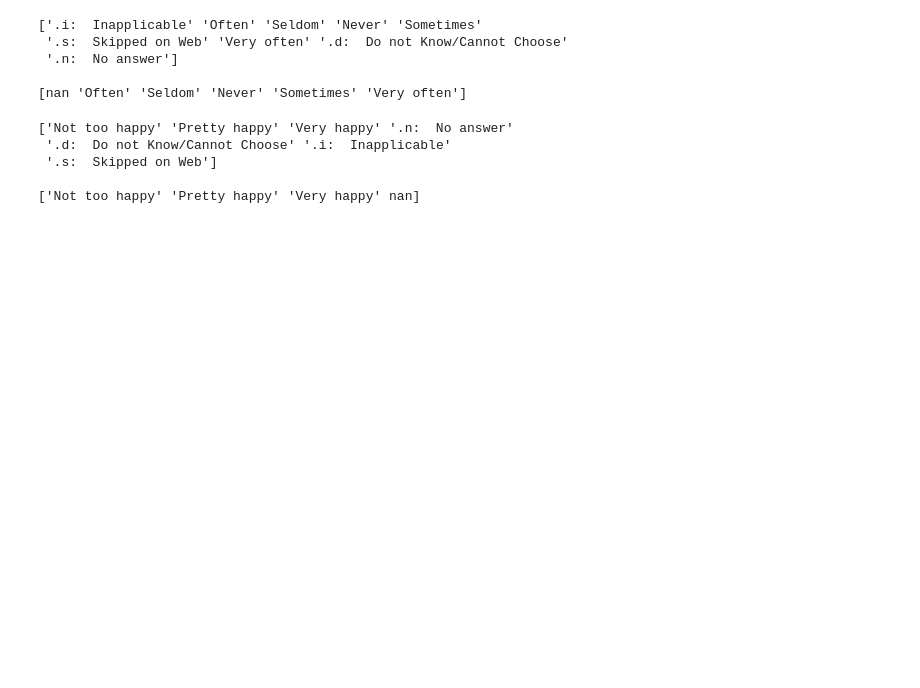
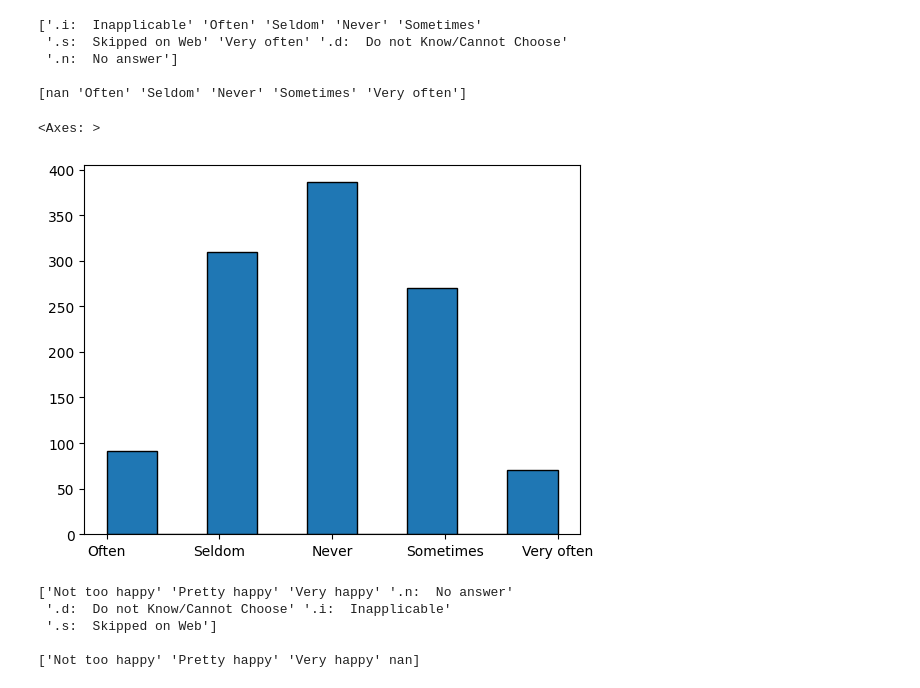
Before and after one commit to phipyao/ds3001-project_gss, a Jupyter notebook: project.ipynb, the cells around one changed output. Cells and saved outputs as stored; diff of their text form; code cells hidden in the pictures; blank space fills up the shorter version.

```diff
--- a/project.ipynb
+++ b/project.ipynb
@@ -37,6 +66,11 @@ print(df[var].unique(),'\n')
  '.n:  No answer']
 
 [nan 'Often' 'Seldom' 'Never' 'Sometimes' 'Very often']
+# %%
+df['hlthdep'].hist(bins=9, grid=False, edgecolor='Black')
+# %% [output]
+<Axes: >
+[figure, added]
 # %%
 # cleaned happiness
 var = 'happy'
```
Also changed, not shown: parts of 15 cells of this notebook.
